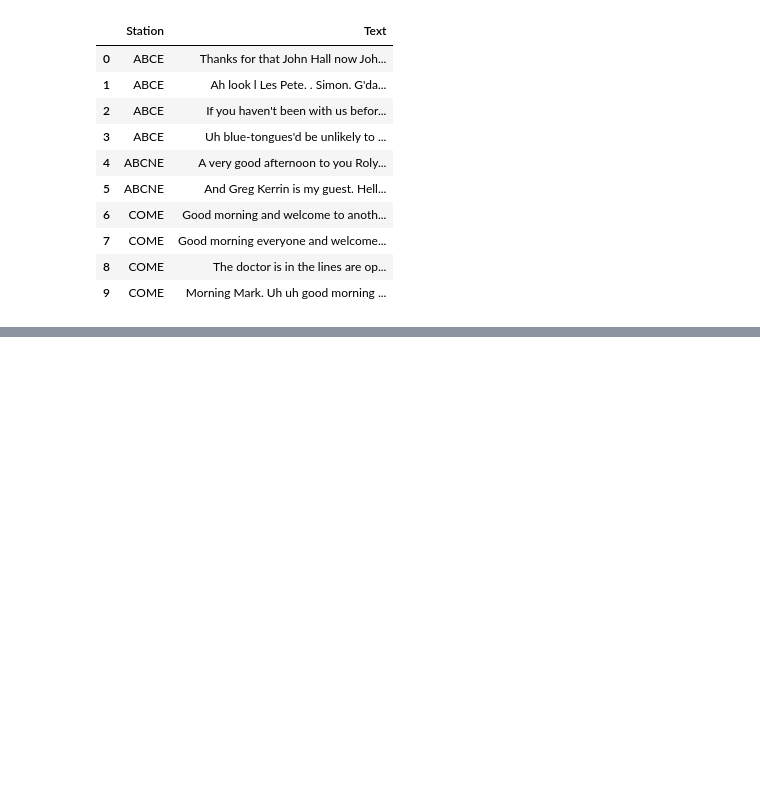
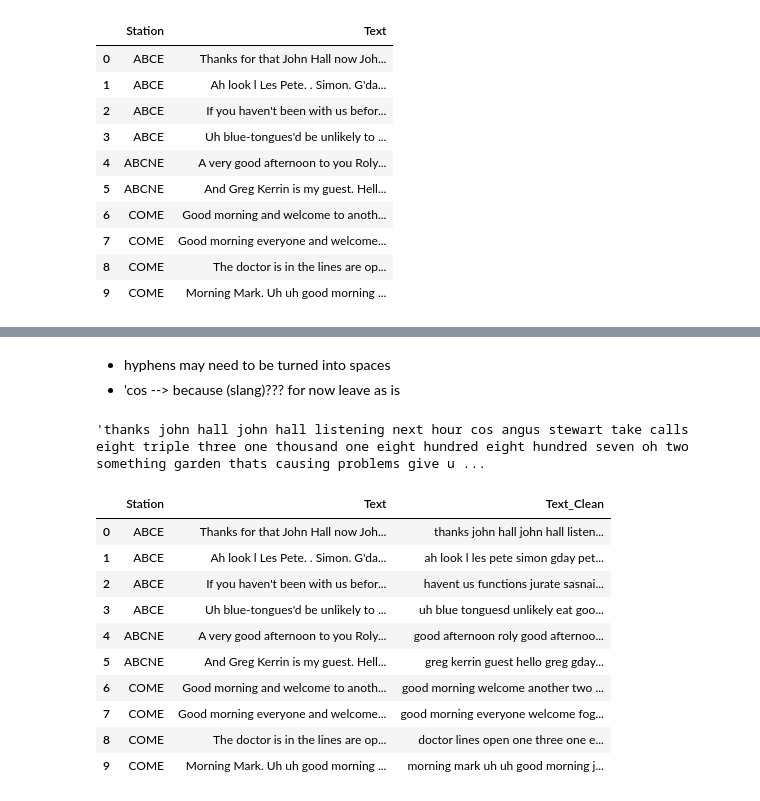
Before and after one commit to jn432/ANLP, a Jupyter notebook: Assignment 1/AT1.ipynb, the cells around one changed output, grey strips where cells are left out. Drawn from its saved outputs; the diff is of its cells as text; code cells hidden in the pictures; blank space fills up the shorter version.

```diff
--- a/Assignment 1/AT1.ipynb
+++ b/Assignment 1/AT1.ipynb
@@ -69,0 +151,3 @@ text
+# %% [markdown]
+- hyphens may need to be turned into spaces
+- 'cos --> because (slang)??? for now leave as is
@@ -69,0 +197,4 @@ text
+# %%
+text_cleaned[:500]
+# %% [output]
+'thanks john hall john hall listening next hour cos angus stewart take calls eight triple three one thousand one eight hundred eight hundred seven oh two something garden thats causing problems give u ...
@@ -69,0 +210,14 @@ text
+# %%
+df.head(10)
+# %% [output]
+|  | Station | Text | Text_Clean |
+| 0 | ABCE | Thanks for that John Hall now Joh... | thanks john hall john hall listen... |
+| 1 | ABCE | Ah look l Les Pete. . Simon. G'da... | ah look l les pete simon gday pet... |
+| 2 | ABCE | If you haven't been with us befor... | havent us functions jurate sasnai... |
+| 3 | ABCE | Uh blue-tongues'd be unlikely to ... | uh blue tonguesd unlikely eat goo... |
+| 4 | ABCNE | A very good afternoon to you Roly... | good afternoon roly good afternoo... |
+| 5 | ABCNE | And Greg Kerrin is my guest. Hell... | greg kerrin guest hello greg gday... |
+| 6 | COME | Good morning and welcome to anoth... | good morning welcome another two ... |
+| 7 | COME | Good morning everyone and welcome... | good morning everyone welcome fog... |
+| 8 | COME | The doctor is in the lines are op... | doctor lines open one three one e... |
+| 9 | COME | Morning Mark. Uh uh good morning ... | morning mark uh uh good morning j... |
```
Also changed, not shown: parts of 23 cells of this notebook.
